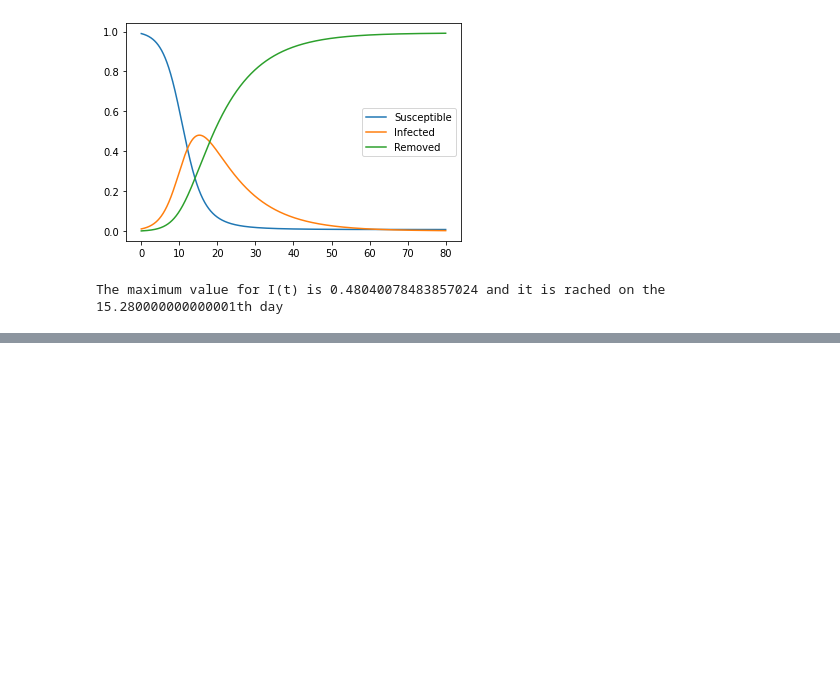
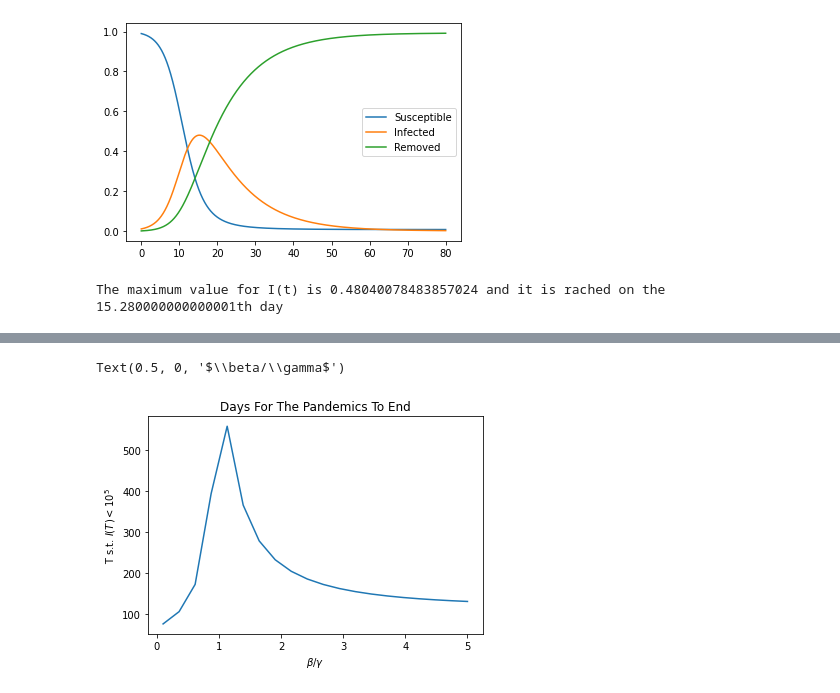
Before and after one commit to UZerbinati/Suite, a Jupyter notebook: Docs/ODE/NonLinearODE.ipynb, the cells around one changed output, grey strips where cells are left out. Drawn from its saved outputs; the diff is of its cells as text; code cells hidden in the pictures; blank space fills up the shorter version.

```diff
--- a/Docs/ODE/NonLinearODE.ipynb
+++ b/Docs/ODE/NonLinearODE.ipynb
@@ -116,0 +208,8 @@ The maximum value for I(t) is 0.48040078483857024 and it is rached on the 15.280
+# %%
+plt.plot(betagamma,Tend)
+plt.title(r"Days For The Pandemics To End")
+plt.ylabel(r"T s.t. $I(T) < 10^5$")
+plt.xlabel(r"$\beta/\gamma$")
+# %% [output]
+Text(0.5, 0, '$\\beta/\\gamma$')
+[figure, added]
```
Also changed, not shown: parts of 8 cells of this notebook, 3 other files.
